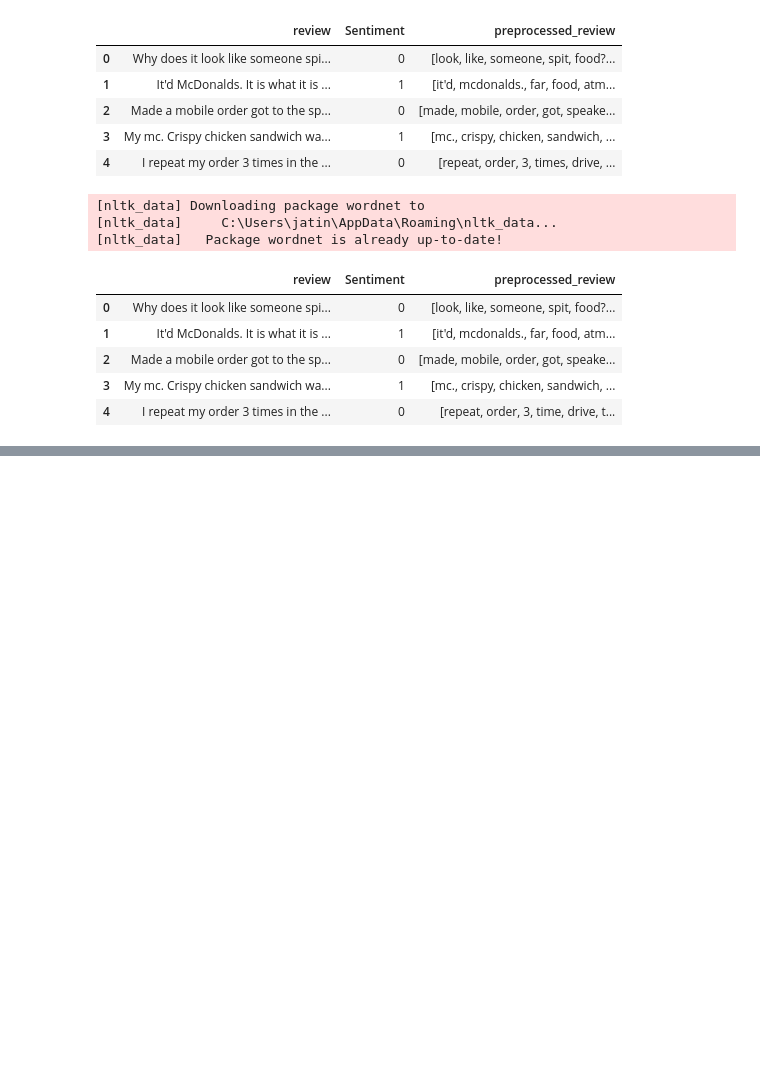
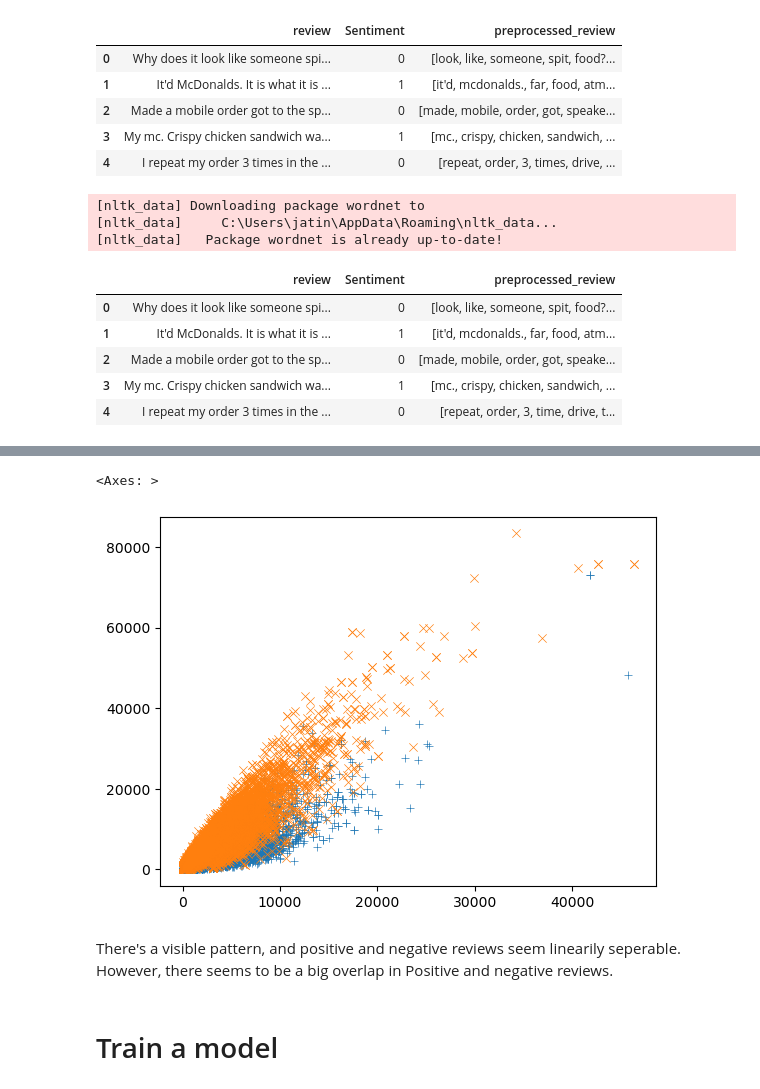
Before and after one commit to jatinkatyal/NaturalLanguage, a Jupyter notebook: SentimentAnalysis/Binary Classification of Sentiment for McDonald Reviews.ipynb, the cells around one changed output, grey strips where cells are left out. Saved outputs shown, nothing was run; the diff lists cells and outputs as text; code cells hidden in the pictures; blank space fills up the shorter version.

Commit message:
Feature Extraction for reviews

```diff
--- a/SentimentAnalysis/Binary Classification of Sentiment for McDonald Reviews.ipynb
+++ b/SentimentAnalysis/Binary Classification of Sentiment for McDonald Reviews.ipynb
@@ -171,3 +174,11 @@ dataset.head()
 | 2 | Made a mobile order got to the sp... | 0 | [made, mobile, order, got, speake... |
 | 3 | My mc. Crispy chicken sandwich wa... | 1 | [mc., crispy, chicken, sandwich, ... |
 | 4 | I repeat my order 3 times in the ... | 0 | [repeat, order, 3, time, drive, t... |
+# %%
+# split into training and testing data
+train, test = train_test_split(dataset,test_size=0.2,random_state=2048)
+print('Train:')
+print(train.count())
+
+print('Test:')
+print(test.count())
@@ -173,0 +221,18 @@ dataset.head()
+# %%
+# count positive and negative frequencies or read already calculated frequencies
+if not os.path.exists('./McDonald_s_Reviews_freqtbl.csv'):
+    #positive frequency
+    positive_revs = train[train['Sentiment']==1]
+    for rev in positive_revs['preprocessed_review']:
+        for token in rev:
+            word_freq_table.at[token,'positive_freq'] = word_freq_table.at[token,'positive_freq'] +1
+    #negative frequency
+    negative_revs = train[train['Sentiment']==0]
+    for rev in negative_revs['preprocessed_review']:
+        for token in rev:
+            word_freq_table.at[token,'negative_freq'] = word_freq_table.at[token,'negative_freq'] +1
+    #save so there is no need to calculate again, don't forget to delete the file if making changes above this line
+    word_freq_table.to_csv('./McDonald_s_Reviews_freqtbl.csv')
+else:
+    word_freq_table = pd.read_csv('./McDonald_s_Reviews_freqtbl.csv',index_col=0)
+word_freq_table.head()
@@ -174,2 +246,14 @@ dataset.head()
 # %%
-# Convert reviews to features
+# Find feature vector for a review
+def calculateFeatureVector(tokens,freqTable):
+    featureVector = np.array([1,0,0])
+    for token in tokens:
+        if token in freqTable.index:
+            featureVector[1] += freqTable.at[token,'positive_freq']
+            featureVector[2] += freqTable.at[token,'negative_freq']
+        else:
+            print(f'warning! {token} not found')
+    return featureVector
+
+train['features'] = train['preprocessed_review'].apply(lambda tokens: calculateFeatureVector(tokens,word_freq_table))
+train.head()
@@ -176,3 +268,15 @@ dataset.head()
+# %%
+pos_vis_data = np.stack(train[train['Sentiment']==1]['features'])[:,1:]
+neg_vis_data = np.stack(train[train['Sentiment']==0]['features'])[:,1:]
+seaborn.scatterplot(x=pos_vis_data[:,0],y=pos_vis_data[:,1],marker='+')
+seaborn.scatterplot(x=neg_vis_data[:,0],y=neg_vis_data[:,1],marker='x')
+# %% [output]
+<Axes: >
+[figure, added]
+# %% [markdown]
+There's a visible pattern, and positive and negative reviews seem linearily seperable. However, there seems to be a big overlap in Positive and negative reviews.
+# %% [markdown]
+# Train a model
 # %%
 # Train Model
 # %%
```
Also changed, not shown: parts of 7 cells of this notebook, 1 other file.
